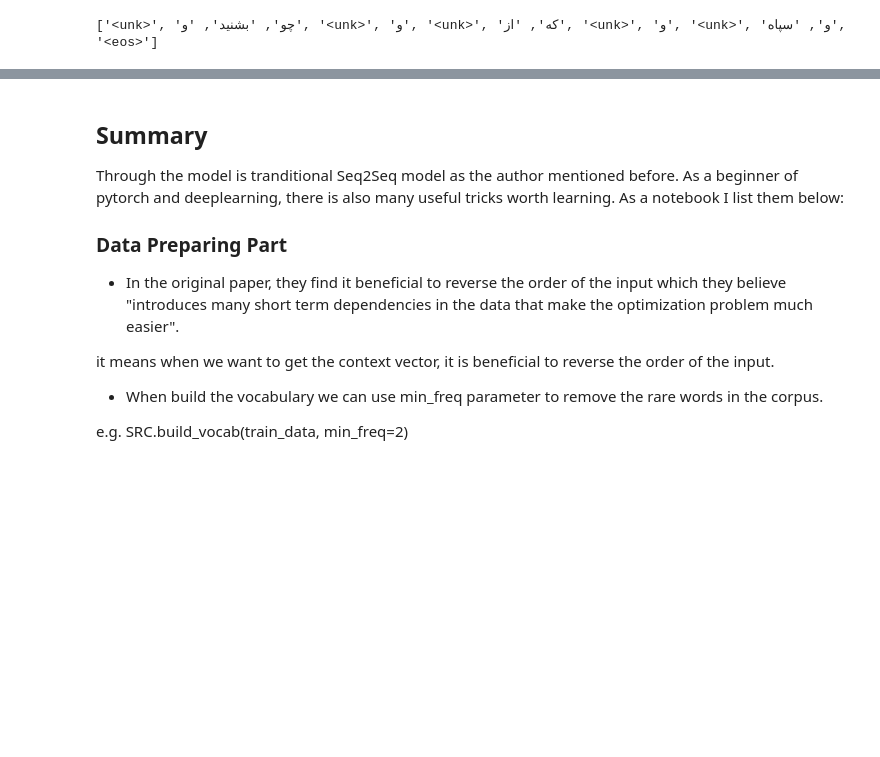
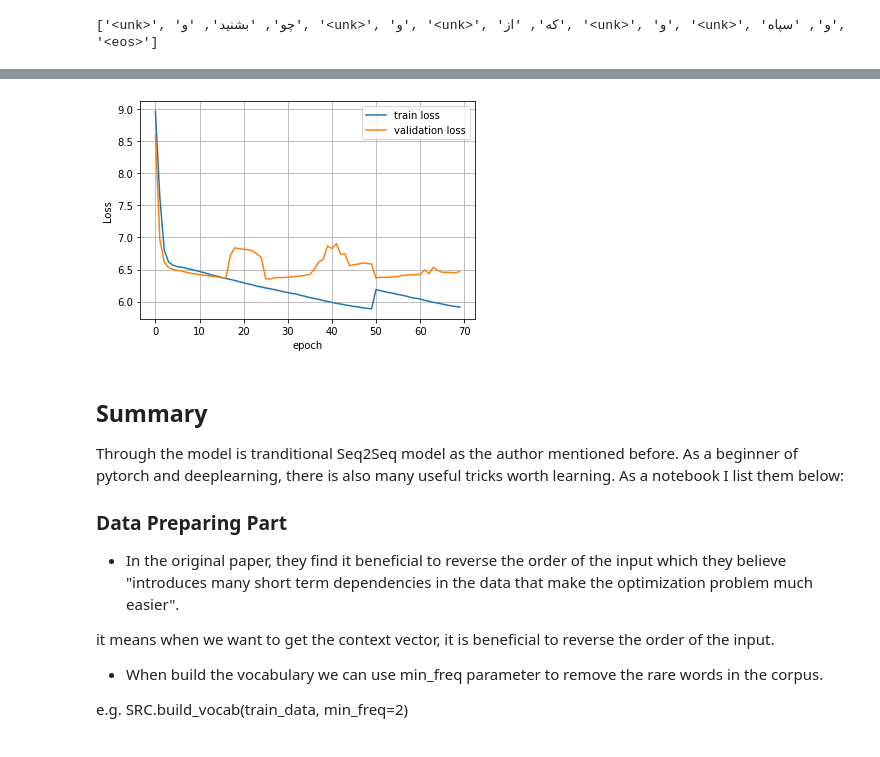
Before and after one commit to Ali-Majlesi/HW4-Deep401, a Jupyter notebook: Q1/Q1_Fersodi_Poem_Generator.ipynb, the cells around one changed output, grey strips where cells are left out. Cells and saved outputs as stored; diff of their text form; code cells hidden in the pictures; blank space fills up the shorter version.

```diff
--- a/Q1/Q1_Fersodi_Poem_Generator.ipynb
+++ b/Q1/Q1_Fersodi_Poem_Generator.ipynb
@@ -761,3 +803,10 @@ NameError: ignored
+# %%
+plt.plot(train_loss,label='train loss')
+plt.plot(val_loss,label='validation loss')
+plt.xlabel('epoch'); plt.ylabel('Loss');
+plt.grid(); plt.legend();
+# %% [output]
+[figure, added]
 # %% [markdown]
 ## Summary
 
```
Also changed, not shown: parts of 9 cells of this notebook.
